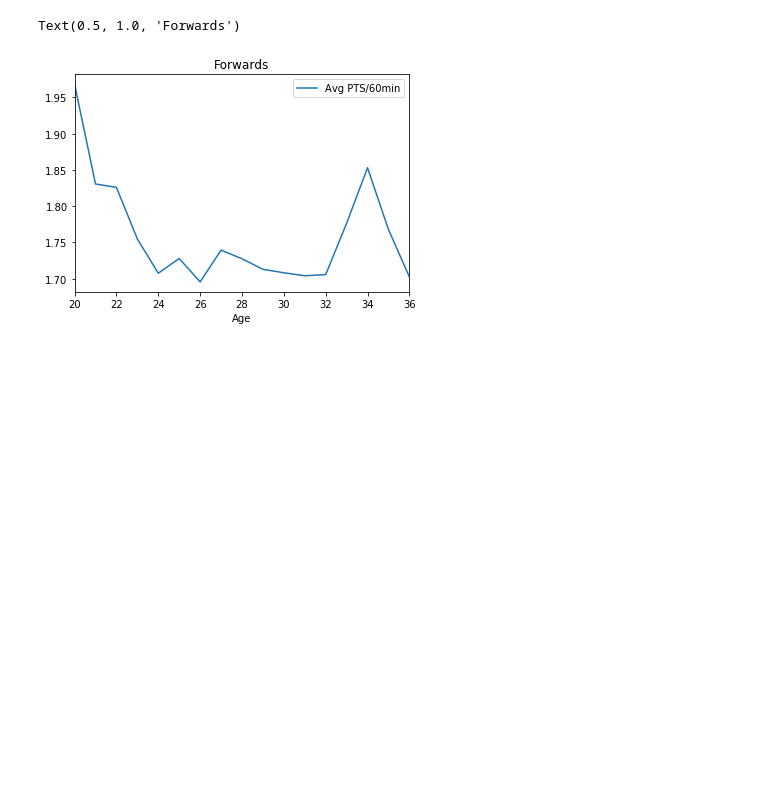
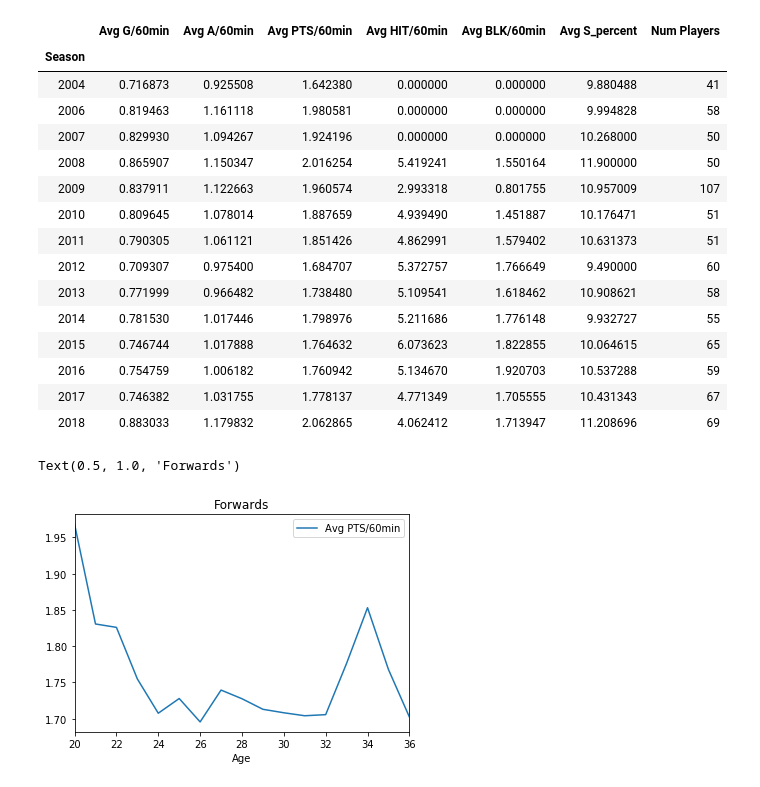
Before and after one commit to Silveris/HockeyStuff, a Jupyter notebook: data_analysis.ipynb, the cells around one changed output. Drawn from its saved outputs; the diff is of its cells as text; code cells hidden in the pictures; blank space fills up the shorter version.

```diff
--- a/data_analysis.ipynb
+++ b/data_analysis.ipynb
@@ -144,3 +193,22 @@ Text(0.5, 1.0, 'Age 20-22')
+# %%
+youth_by_season_df.head(20)
+# %% [output]
+|  | Avg G/60min | Avg A/60min | Avg PTS/60min | Avg HIT/60min | Avg BLK/60min | Avg S_percent | Num Players |
+| Season |  |  |  |  |  |  |  |
+| 2004 | 0.716873 | 0.925508 | 1.642380 | 0.000000 | 0.000000 | 9.880488 | 41 |
+| 2006 | 0.819463 | 1.161118 | 1.980581 | 0.000000 | 0.000000 | 9.994828 | 58 |
+| 2007 | 0.829930 | 1.094267 | 1.924196 | 0.000000 | 0.000000 | 10.268000 | 50 |
+| 2008 | 0.865907 | 1.150347 | 2.016254 | 5.419241 | 1.550164 | 11.900000 | 50 |
+| 2009 | 0.837911 | 1.122663 | 1.960574 | 2.993318 | 0.801755 | 10.957009 | 107 |
+| 2010 | 0.809645 | 1.078014 | 1.887659 | 4.939490 | 1.451887 | 10.176471 | 51 |
+| 2011 | 0.790305 | 1.061121 | 1.851426 | 4.862991 | 1.579402 | 10.631373 | 51 |
+| 2012 | 0.709307 | 0.975400 | 1.684707 | 5.372757 | 1.766649 | 9.490000 | 60 |
+| 2013 | 0.771999 | 0.966482 | 1.738480 | 5.109541 | 1.618462 | 10.908621 | 58 |
+| 2014 | 0.781530 | 1.017446 | 1.798976 | 5.211686 | 1.776148 | 9.932727 | 55 |
+| 2015 | 0.746744 | 1.017888 | 1.764632 | 6.073623 | 1.822855 | 10.064615 | 65 |
+| 2016 | 0.754759 | 1.006182 | 1.760942 | 5.134670 | 1.920703 | 10.537288 | 59 |
+| 2017 | 0.746382 | 1.031755 | 1.778137 | 4.771349 | 1.705555 | 10.431343 | 67 |
+| 2018 | 0.883033 | 1.179832 | 2.062865 | 4.062412 | 1.713947 | 11.208696 | 69 |
 # %%
 age_groupings_df = groupby_avg(forwards_data, "Age")
 age_groupings_df.plot(kind="line", y = "Avg PTS/60min")
```
Also changed, not shown: parts of 10 cells of this notebook, 3 other files.
